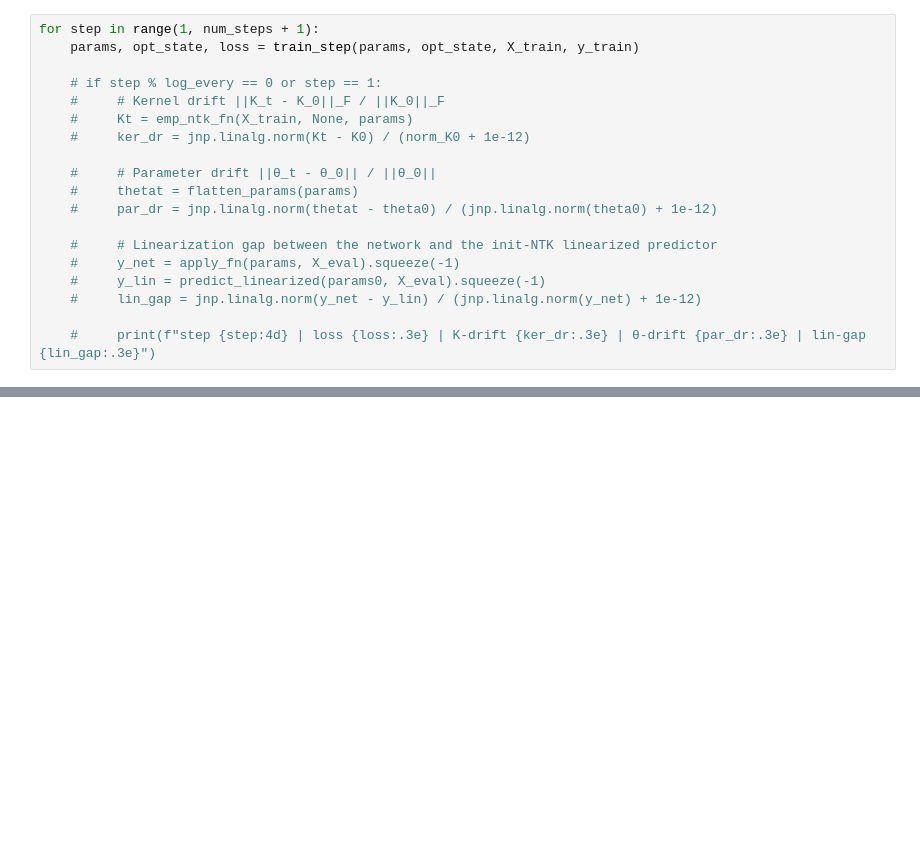
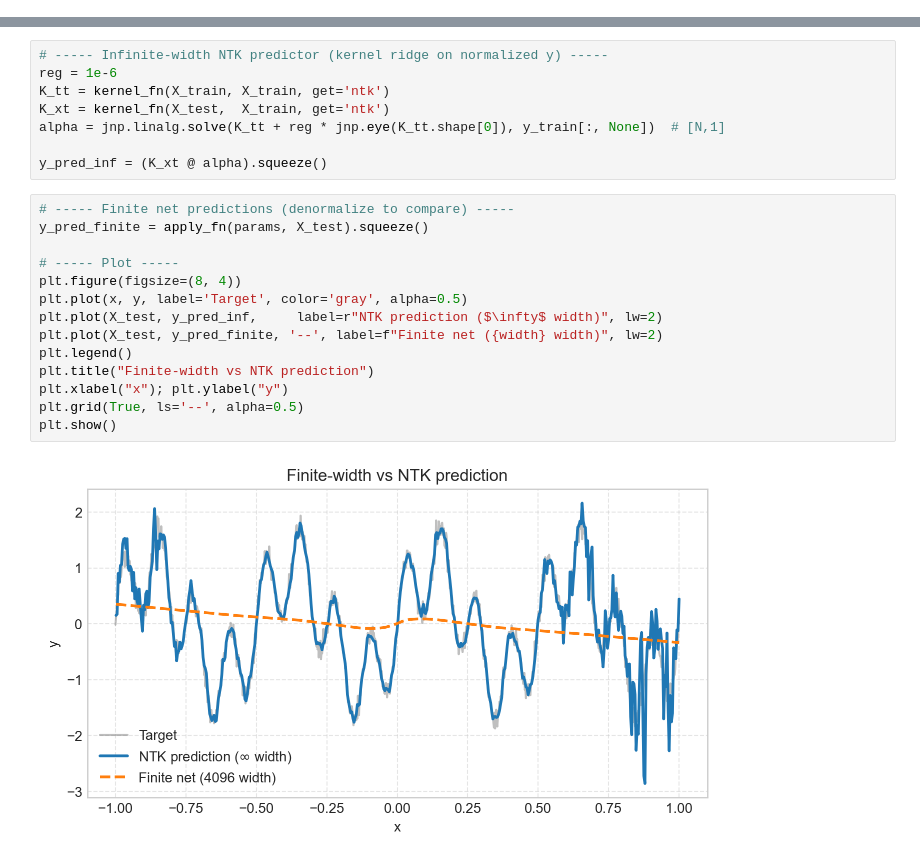
Before and after one commit to obi-wan-shinobi/msc-thesis, a Jupyter notebook: code/notebooks/ntk-experiment.ipynb, the cells around one changed output, grey strips where cells are left out. Drawn from its saved outputs; the diff is of its cells as text; blank space fills up the shorter version.

```diff
--- a/code/notebooks/ntk-experiment.ipynb
+++ b/code/notebooks/ntk-experiment.ipynb
@@ -148,19 +48,0 @@ params = params0
-# %%
-for step in range(1, num_steps + 1):
-    params, opt_state, loss = train_step(params, opt_state, X_train, y_train)
-
-    # if step % log_every == 0 or step == 1:
-    #     # Kernel drift ||K_t - K_0||_F / ||K_0||_F
-    #     Kt = emp_ntk_fn(X_train, None, params)
-    #     ker_dr = jnp.linalg.norm(Kt - K0) / (norm_K0 + 1e-12)
-
-    #     # Parameter drift ||θ_t - θ_0|| / ||θ_0||
-    #     thetat = flatten_params(params)
-    #     par_dr = jnp.linalg.norm(thetat - theta0) / (jnp.linalg.norm(theta0) + 1e-12)
-
-    #     # Linearization gap between the network and the init-NTK linearized predictor
-    #     y_net = apply_fn(params, X_eval).squeeze(-1)
-    #     y_lin = predict_linearized(params0, X_eval).squeeze(-1)
-    #     lin_gap = jnp.linalg.norm(y_net - y_lin) / (jnp.linalg.norm(y_net) + 1e-12)
-
-    #     print(f"step {step:4d} | loss {loss:.3e} | K-drift {ker_dr:.3e} | θ-drift {par_dr:.3e} | lin-gap {lin_gap:.3e}")
@@ -200,0 +112,24 @@ plt.legend(); plt.title("Fits: target vs network vs initial-NTK linearized"); pl
+# %%
+# ----- Infinite-width NTK predictor (kernel ridge on normalized y) -----
+reg = 1e-6
+K_tt = kernel_fn(X_train, X_train, get='ntk')
+K_xt = kernel_fn(X_test,  X_train, get='ntk')
+alpha = jnp.linalg.solve(K_tt + reg * jnp.eye(K_tt.shape[0]), y_train[:, None])  # [N,1]
+
+y_pred_inf = (K_xt @ alpha).squeeze()
+# %%
+# ----- Finite net predictions (denormalize to compare) -----
+y_pred_finite = apply_fn(params, X_test).squeeze()
+
+# ----- Plot -----
+plt.figure(figsize=(8, 4))
+plt.plot(x, y, label='Target', color='gray', alpha=0.5)
+plt.plot(X_test, y_pred_inf,     label=r"NTK prediction ($\infty$ width)", lw=2)
+plt.plot(X_test, y_pred_finite, '--', label=f"Finite net ({width} width)", lw=2)
+plt.legend()
+plt.title("Finite-width vs NTK prediction")
+plt.xlabel("x"); plt.ylabel("y")
+plt.grid(True, ls='--', alpha=0.5)
+plt.show()
+# %% [output]
+[figure, added]
```
Also changed, not shown: parts of 13 cells of this notebook, 5 other files.
